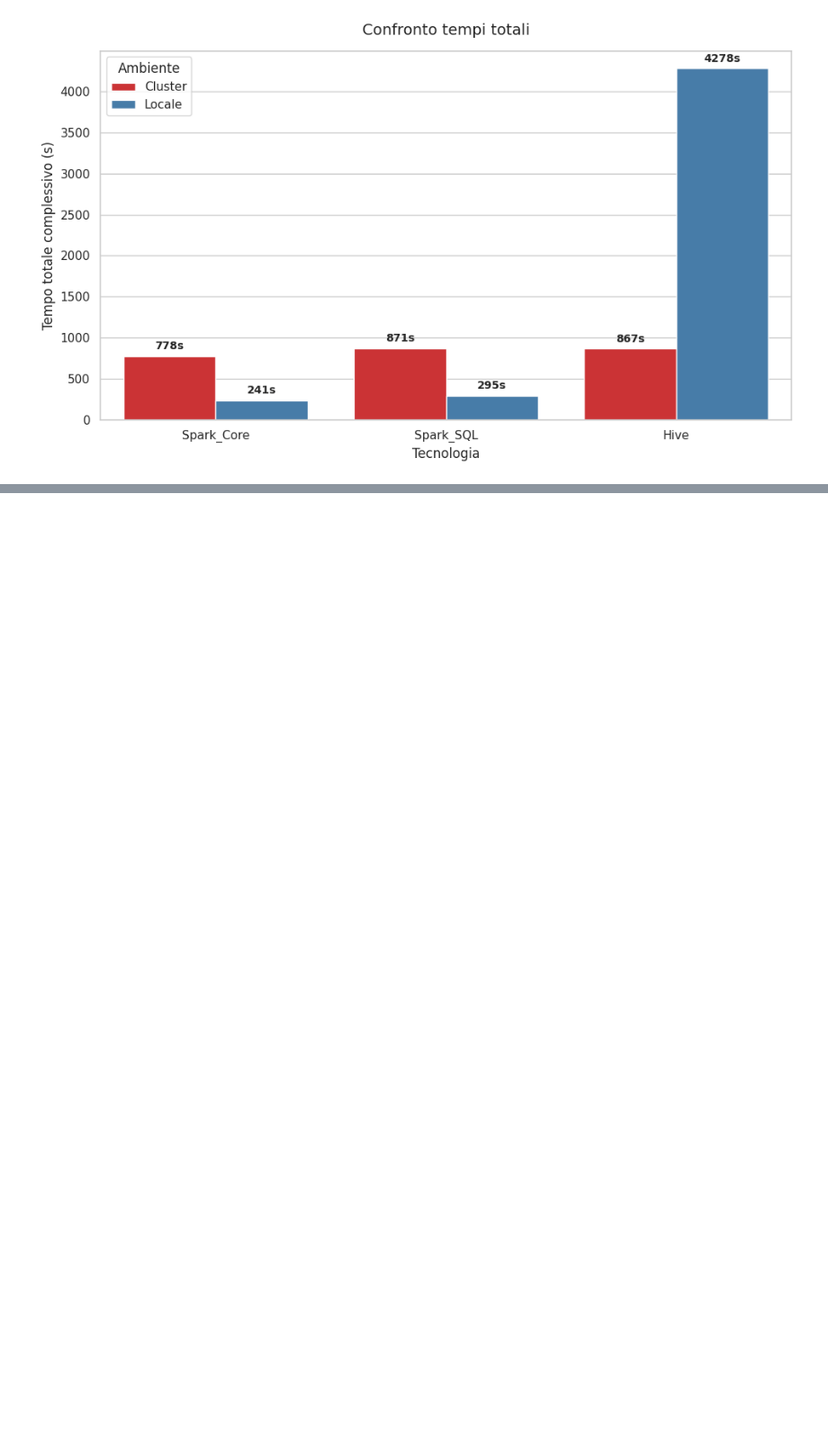
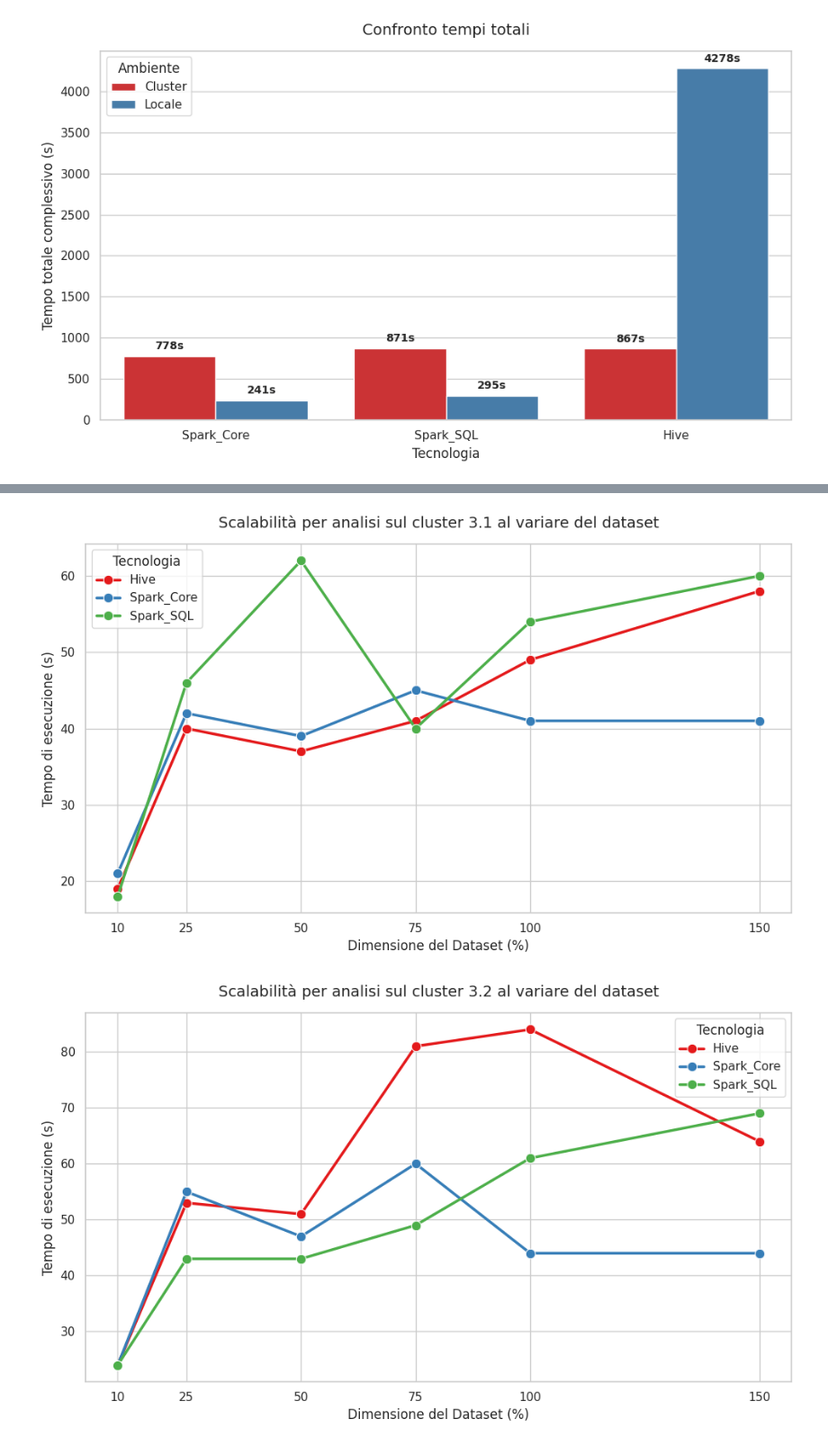
Before and after one commit to andymacale/secondo_progetto_big_data, a Jupyter notebook: notebook/grafici.ipynb, the cells around one changed output, grey strips where cells are left out. Shown at 90% size. Saved outputs shown, nothing was run; the diff lists cells and outputs as text; code cells hidden in the pictures; blank space fills up the shorter version.

```diff
--- a/notebook/grafici.ipynb
+++ b/notebook/grafici.ipynb
@@ -193,0 +239,5 @@ plt.show()
+# %%
+linee(df_cluster, testo_cluster)
+# %% [output]
+[figure, added]
+[figure, added]
```
Also changed, not shown: parts of 8 cells of this notebook, 1 other file.
